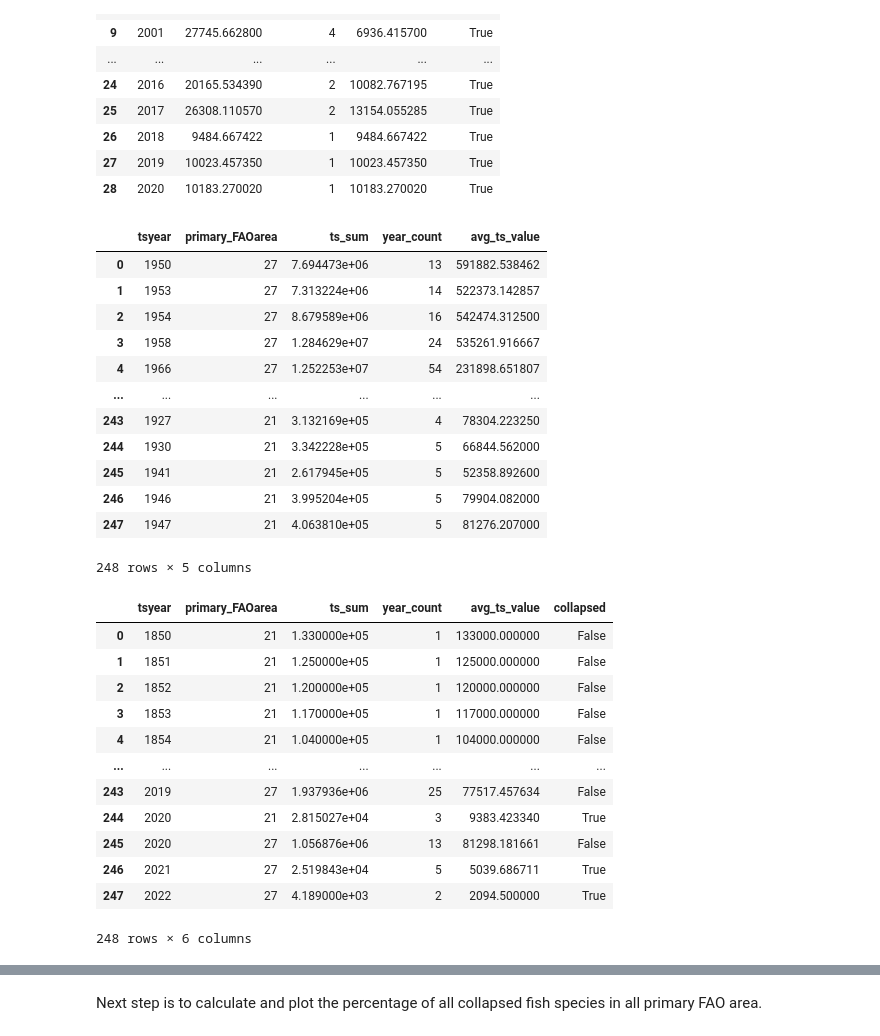
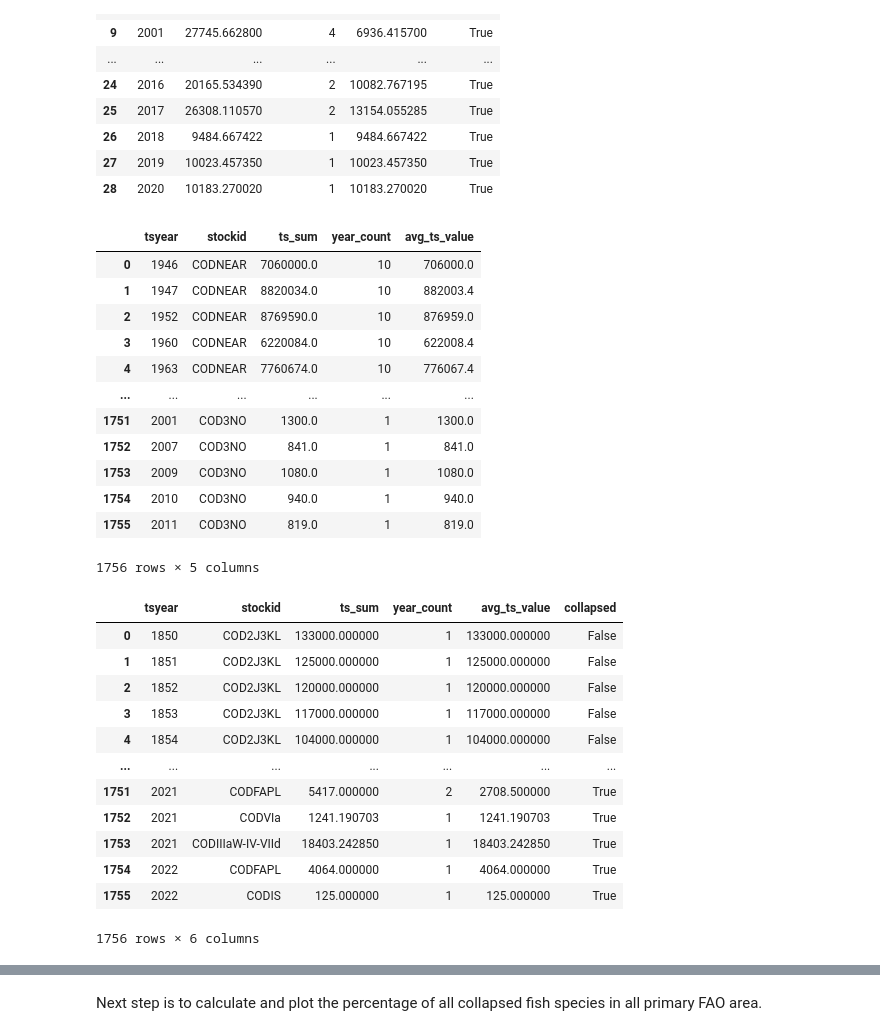
Before and after one commit to espm-288/fish-a_team_fish, a Jupyter notebook: notebook.ipynb, the cells around one changed output, grey strips where cells are left out. Cells and saved outputs as stored; diff of their text form; code cells hidden in the pictures.

```diff
--- a/notebook.ipynb
+++ b/notebook.ipynb
@@ -231,27 +232,27 @@ collapse.execute()
 # %%
 # Average cod stocks for primary FAO areas i.e., area 21 and area 27
 avg_year_new = (cod_catch
-.group_by(_.tsyear, _.primary_FAOarea)
+.group_by(_.tsyear, _.stockid) #primary_FAOarea
 .aggregate(ts_sum=_.tsvalue.sum(),
 year_count=_.tsyear.count())
 .mutate(avg_ts_value = _.ts_sum/_.year_count)
 )
 
 avg_year_new.execute()
 # %% [output]
-|  | tsyear | primary_FAOarea | ts_sum | year_count | avg_ts_value |
-| 0 | 1950 | 27 | 7.694473e+06 | 13 | 591882.538462 |
-| 1 | 1953 | 27 | 7.313224e+06 | 14 | 522373.142857 |
-| 2 | 1954 | 27 | 8.679589e+06 | 16 | 542474.312500 |
-| 3 | 1958 | 27 | 1.284629e+07 | 24 | 535261.916667 |
-| 4 | 1966 | 27 | 1.252253e+07 | 54 | 231898.651807 |
+|  | tsyear | stockid | ts_sum | year_count | avg_ts_value |
+| 0 | 1946 | CODNEAR | 7060000.0 | 10 | 706000.0 |
+| 1 | 1947 | CODNEAR | 8820034.0 | 10 | 882003.4 |
+| 2 | 1952 | CODNEAR | 8769590.0 | 10 | 876959.0 |
+| 3 | 1960 | CODNEAR | 6220084.0 | 10 | 622008.4 |
+| 4 | 1963 | CODNEAR | 7760674.0 | 10 | 776067.4 |
 | ... | ... | ... | ... | ... | ... |
-| 243 | 1927 | 21 | 3.132169e+05 | 4 | 78304.223250 |
-| 244 | 1930 | 21 | 3.342228e+05 | 5 | 66844.562000 |
-| 245 | 1941 | 21 | 2.617945e+05 | 5 | 52358.892600 |
-| 246 | 1946 | 21 | 3.995204e+05 | 5 | 79904.082000 |
-| 247 | 1947 | 21 | 4.063810e+05 | 5 | 81276.207000 |
+| 1751 | 2001 | COD3NO | 1300.0 | 1 | 1300.0 |
+| 1752 | 2007 | COD3NO | 841.0 | 1 | 841.0 |
+| 1753 | 2009 | COD3NO | 1080.0 | 1 | 1080.0 |
+| 1754 | 2010 | COD3NO | 940.0 | 1 | 940.0 |
+| 1755 | 2011 | COD3NO | 819.0 | 1 | 819.0 |
-248 rows × 5 columns
+1756 rows × 5 columns
 # %%
 # Determining if the stock in each area collapsed
 crash_all = (avg_year_new
@@ -261,19 +262,19 @@ crash_all = (avg_year_new
 
 crash_all.execute()
 # %% [output]
-|  | tsyear | primary_FAOarea | ts_sum | year_count | avg_ts_value | collapsed |
-| 0 | 1850 | 21 | 1.330000e+05 | 1 | 133000.000000 | False |
-| 1 | 1851 | 21 | 1.250000e+05 | 1 | 125000.000000 | False |
-| 2 | 1852 | 21 | 1.200000e+05 | 1 | 120000.000000 | False |
-| 3 | 1853 | 21 | 1.170000e+05 | 1 | 117000.000000 | False |
-| 4 | 1854 | 21 | 1.040000e+05 | 1 | 104000.000000 | False |
+|  | tsyear | stockid | ts_sum | year_count | avg_ts_value | collapsed |
+| 0 | 1850 | COD2J3KL | 133000.000000 | 1 | 133000.000000 | False |
+| 1 | 1851 | COD2J3KL | 125000.000000 | 1 | 125000.000000 | False |
+| 2 | 1852 | COD2J3KL | 120000.000000 | 1 | 120000.000000 | False |
+| 3 | 1853 | COD2J3KL | 117000.000000 | 1 | 117000.000000 | False |
+| 4 | 1854 | COD2J3KL | 104000.000000 | 1 | 104000.000000 | False |
 | ... | ... | ... | ... | ... | ... | ... |
-| 243 | 2019 | 27 | 1.937936e+06 | 25 | 77517.457634 | False |
-| 244 | 2020 | 21 | 2.815027e+04 | 3 | 9383.423340 | True |
-| 245 | 2020 | 27 | 1.056876e+06 | 13 | 81298.181661 | False |
-| 246 | 2021 | 27 | 2.519843e+04 | 5 | 5039.686711 | True |
-| 247 | 2022 | 27 | 4.189000e+03 | 2 | 2094.500000 | True |
+| 1751 | 2021 | CODFAPL | 5417.000000 | 2 | 2708.500000 | True |
+| 1752 | 2021 | CODVIa | 1241.190703 | 1 | 1241.190703 | True |
+| 1753 | 2021 | CODIIIaW-IV-VIId | 18403.242850 | 1 | 18403.242850 | True |
+| 1754 | 2022 | CODFAPL | 4064.000000 | 1 | 4064.000000 | True |
+| 1755 | 2022 | CODIS | 125.000000 | 1 | 125.000000 | True |
-248 rows × 6 columns
+1756 rows × 6 columns
 # %%
 # Computing the percentage of collapsed stock in each year
 collapsed_percentage = (
```
Also changed, not shown: parts of 16 cells of this notebook.
